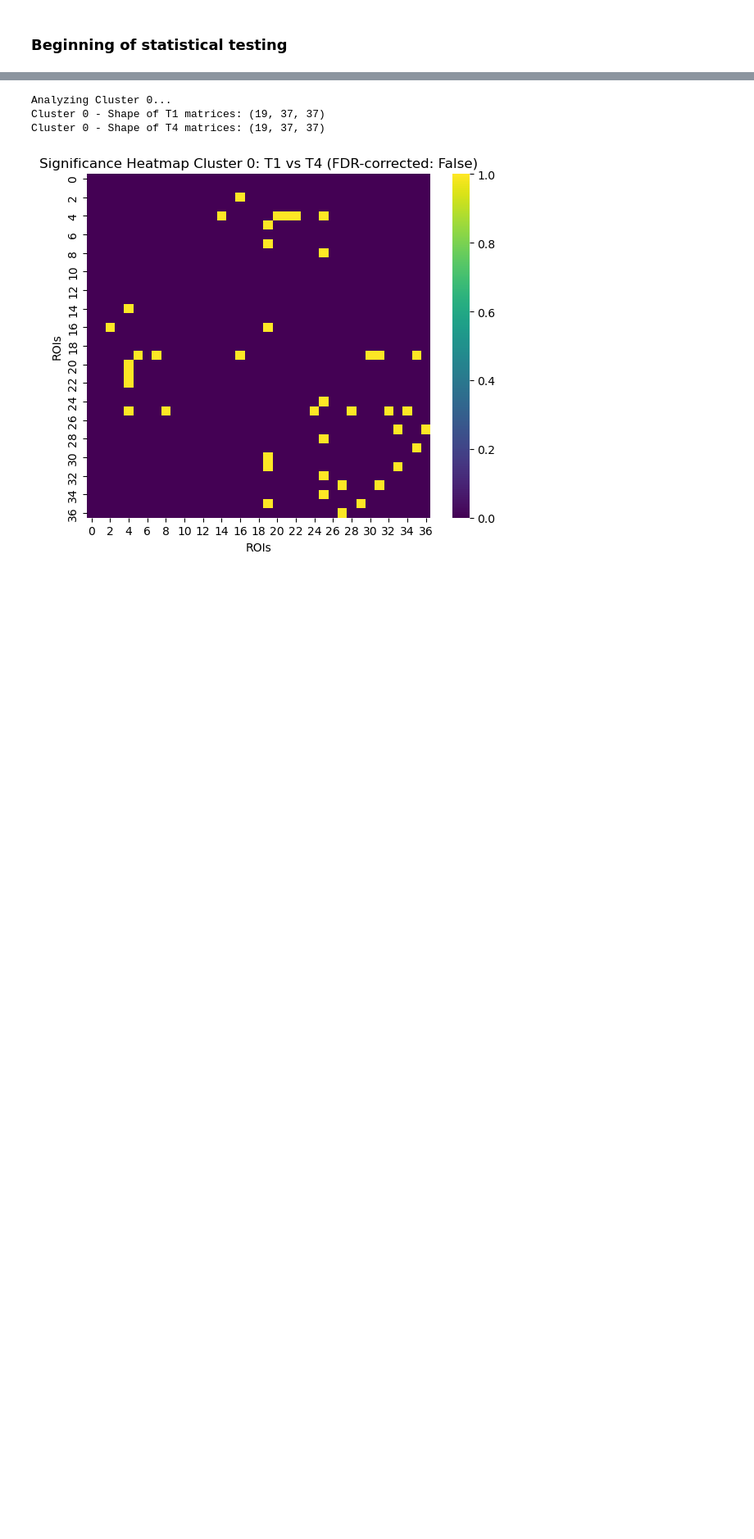
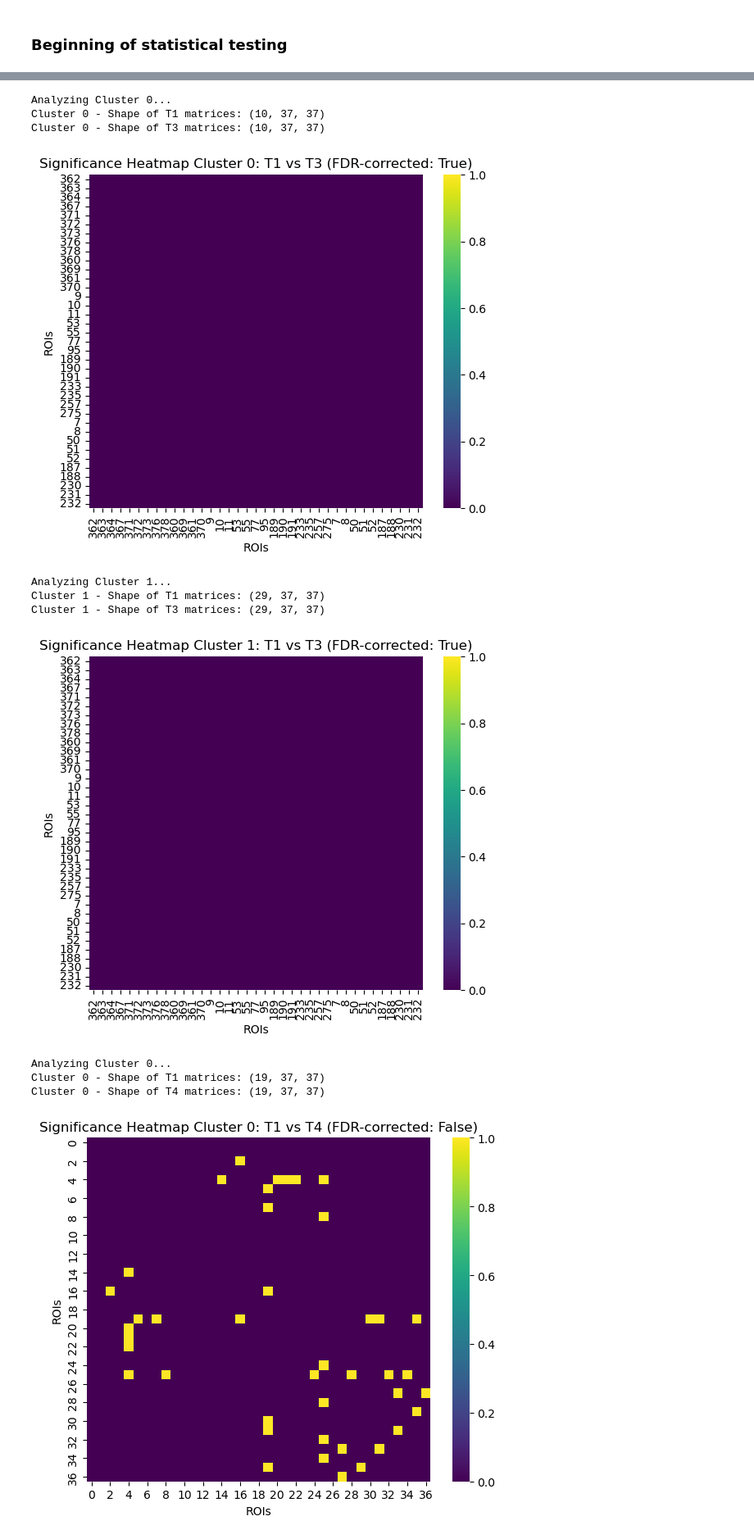
Before and after one commit to maylismlr/uphummel_MA4, a Jupyter notebook: clustering.ipynb, the cells around one changed output, grey strips where cells are left out. Shown at 82% size. Saved outputs shown, nothing was run; the diff lists cells and outputs as text; code cells hidden in the pictures; blank space fills up the shorter version.

```diff
--- a/clustering.ipynb
+++ b/clustering.ipynb
@@ -179 +167,12 @@ Cluster 1 - Shape of T3 matrices: (19, 37, 37)
+# %%
+results = functions.get_sig_matrix(t1_t3_matrices_labeled, rois, correction=True, alpha=0.05, cluster=True)
+# %% [output]
+Analyzing Cluster 0...
+Cluster 0 - Shape of T1 matrices: (10, 37, 37)
+Cluster 0 - Shape of T3 matrices: (10, 37, 37)
+[figure, added]
+Analyzing Cluster 1...
+Cluster 1 - Shape of T1 matrices: (29, 37, 37)
+Cluster 1 - Shape of T3 matrices: (29, 37, 37)
+[figure, added]
 # %%
```
Also changed, not shown: parts of 7 cells of this notebook, 2 other files.
